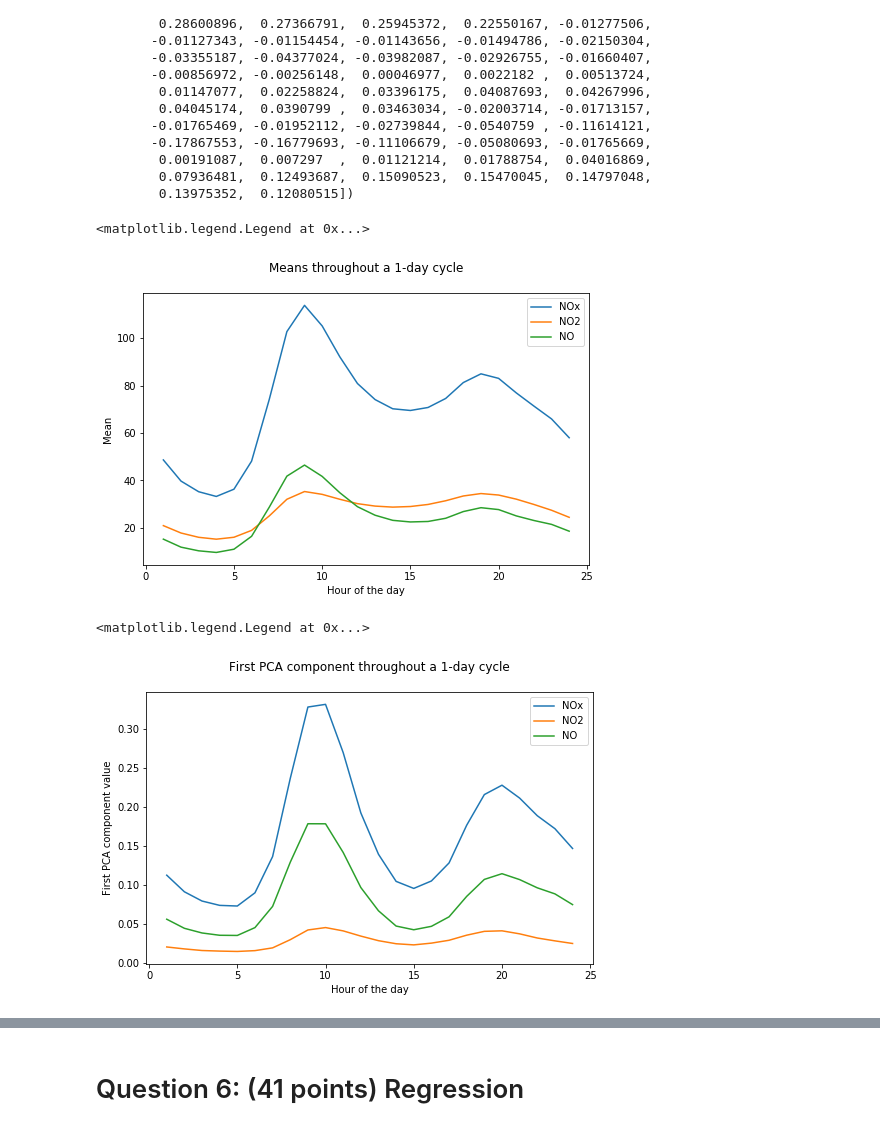
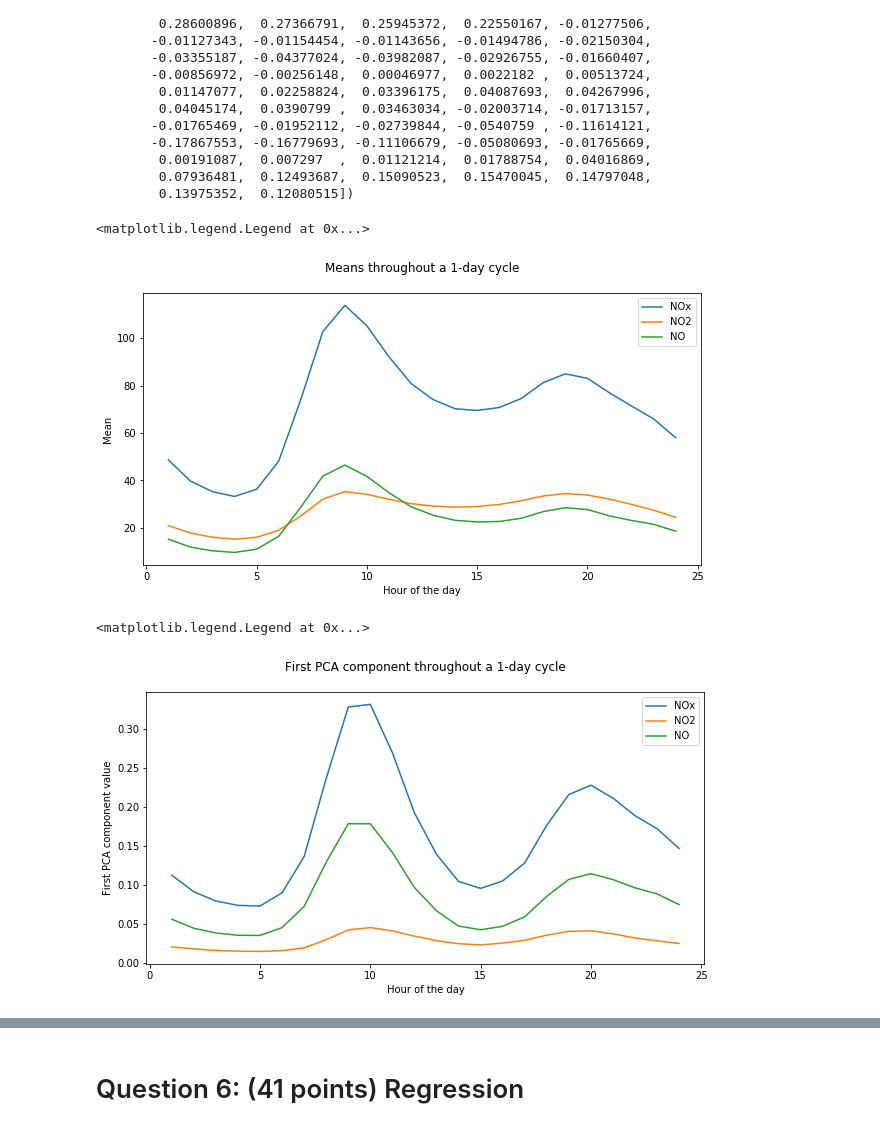
Before and after one commit to athiyadeviyani/Introductory-Applied-Machine-Learning, a Jupyter notebook: IAML_CW2.ipynb, the cells around one changed output, grey strips where cells are left out. Saved outputs shown, nothing was run; the diff lists cells and outputs as text; code cells hidden in the pictures.

```diff
--- a/IAML_CW2.ipynb
+++ b/IAML_CW2.ipynb
@@ -534,0 +664,6 @@ ax = sns.lineplot(x=logs, y=f1_avg).set_title(
+# %%
+average = []
+for i in range(len(f1_avg_trn)):
+    average.append((f1_avg_trn[i] + f1_avg_val[i])/2)
+
+average
@@ -764,31 +928,3 @@ bristol_exp.groupby(['SiteID']).get_group(1).isnull().any(axis=1).value_counts()
 (bristol_exp.groupby(['SiteID']).get_group(1).iloc[:,1:4] <= 0).all(1).value_counts()[1]
 # %% [output]
 2
-# %%
-for key, item in bristol_exp.groupby(['SiteID']):
-    missing = bristol_exp.groupby(['SiteID']).get_group(key).isnull().any(axis=1) # missing
-    negative = (bristol_exp.groupby(['SiteID']).get_group(key).iloc[:,1:4] <= 0).all(1) # negative
-
-    boolean_list = missing | negative
-    problematic_samples = boolean_list.value_counts()[1]
-    total_samples = len(boolean_list)
-    percentage_problematic = problematic_samples * 100 / total_samples
-
-    missing_count = len(missing)
-    negative_count = len(negative)
-
-    missing_percentage = missing_count * 100 / total_samples
-    negative_percentage = negative_count * 100 / total_samples
-
-
-    print('Missing samples for site ' + str(key) + ' is: ' + str(missing_count))
-    print('Negative samples for site ' + str(key) + ' is: ' + str(negative_count))
-    print('Problematic samples for site ' + str(key) + ' is: ' + str(problematic_samples))
-    print('Total number of samples for site ' + str(key) + ' is: ' + str(total_samples))
-    print('Percentage of missing samples for site ' + str(key)
-          + ' is: ' + str(missing_percentage) + "%")
-    print('Percentage of negative samples for site ' + str(key)
-          + ' is: ' + str(negative_percentage) + "%")
-    print('Percentage of problematic samples for site ' + str(key)
-          + ' is: ' + str(percentage_problematic) + "%")
-    print("====================================================")
@@ -1358,9 +1567,14 @@ array([25.25, 18.  , 12.5 ,  9.25,  8.75, 14.5 , 18.5 , 30.75, 35.25,
 # %%
-fig = plt.figure(figsize=(18,8))
+ax = plt.figure(figsize=(18,8))
 for i in range(0,5):
     #fig = plt.figure(figsize=(20,20))
     x = headers
     y = bristol_dayaligned.head(5).values[i]
-    plt.plot(x,y)
+    plt.plot(x,y, label=bristol_dayaligned.index[i][1])
     #plt.figure(figsize=(20,20))
+plt.xlim(0,71)
+plt.legend()
+plt.xlabel('Hourly reading for NOx, NO2, and NO gases')
+plt.ylabel('Pollutant signals in micrograms/metre-cube')
+plt.title('Pollutant signals over 5 days')
 # %% [output]
@@ -1594,27 +1809,27 @@ reshaped_mean = np.reshape(mean, (3,24))
 # %%
 # # 'NOx', 'NO2' and 'NO'
 a = reshaped_mean[0]
 b = reshaped_mean[1]
 c = reshaped_mean[2]
 
-plt.figure(figsize=(8,5))
+plt.figure(figsize=(10,5))
 plt.xlabel('Hour of the day')
 plt.ylabel('Mean')
 plt.title('Means throughout a 1-day cycle\n')
 ax = sns.lineplot(y=a, x=[i+1 for i in range(0,24)], label='NOx')
 ax = sns.lineplot(y=b, x=[i+1 for i in range(0,24)], label='NO2')
 ax = sns.lineplot(y=c, x=[i+1 for i in range(0,24)], label='NO')
 ax.legend()
 # %% [output]
 <matplotlib.legend.Legend at 0x...>
-[figure, old version]
+[figure, new version]
 # %%
 # 'NOx', 'NO2' and 'NO'
 first_NOx = first[0:24]
 first_NO2 = first[24:48]
 first_NO = first[48:72]
 
-plt.figure(figsize=(8,5))
+plt.figure(figsize=(10,5))
 plt.xlabel('Hour of the day')
 plt.ylabel('First PCA component value')
 plt.title('First PCA component throughout a 1-day cycle\n')
@@ -1624,7 +1839,7 @@ ax = sns.lineplot(y=first_NO, x=[i+1 for i in range(0,24)], label='NO')
 ax.legend()
 # %% [output]
 <matplotlib.legend.Legend at 0x...>
-[figure, old version]
+[figure, new version]
 # %%
 # 'NOx', 'NO2' and 'NO'
 second_NOx = second[0:24]
```
Also changed, not shown: parts of 62 cells of this notebook.
